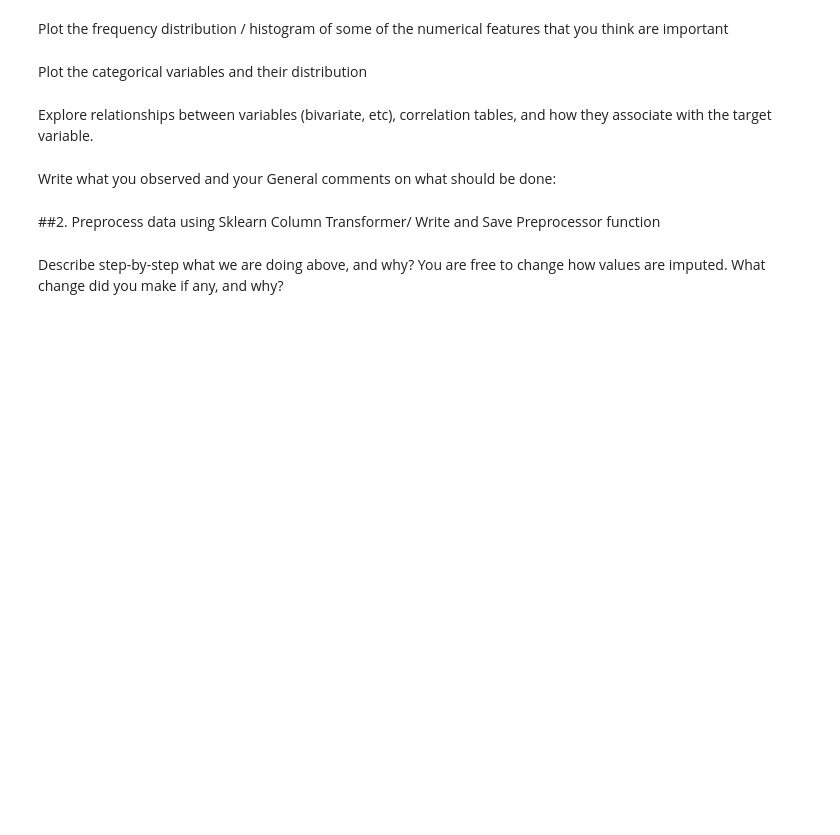
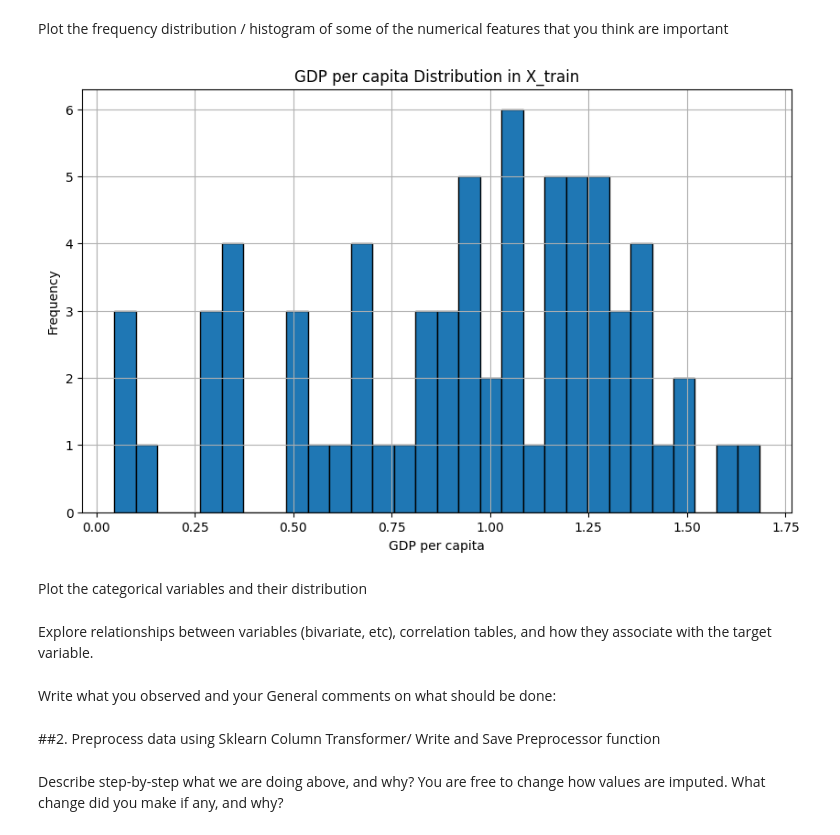
Before and after one commit to yueyuem77/f24_advancedML, a Jupyter notebook: Project_1/ym2980_assignment1.ipynb, the cells around one changed output. Drawn from its saved outputs; the diff is of its cells as text; code cells hidden in the pictures; blank space fills up the shorter version.

```diff
--- a/Project_1/ym2980_assignment1.ipynb
+++ b/Project_1/ym2980_assignment1.ipynb
@@ -139,2 +171,16 @@ Plot the frequency distribution / histogram of some of the numerical features th
+# %%
+# Your plotting code here:
+import matplotlib.pyplot as plt
+
+# Plotting the frequency distribution (histogram) for the 'gdp' column in X_train DataFrame
+plt.figure(figsize=(10,6))
+plt.hist(X_train['GDP per capita'], bins=30, edgecolor='black')
+plt.title('GDP per capita Distribution in X_train')
+plt.xlabel('GDP per capita')
+plt.ylabel('Frequency')
+plt.grid(True)
+plt.show()
+# %% [output]
+[figure, added]
 # %% [markdown]
 Plot the categorical variables and their distribution
```
Also changed, not shown: parts of 4 cells of this notebook.
